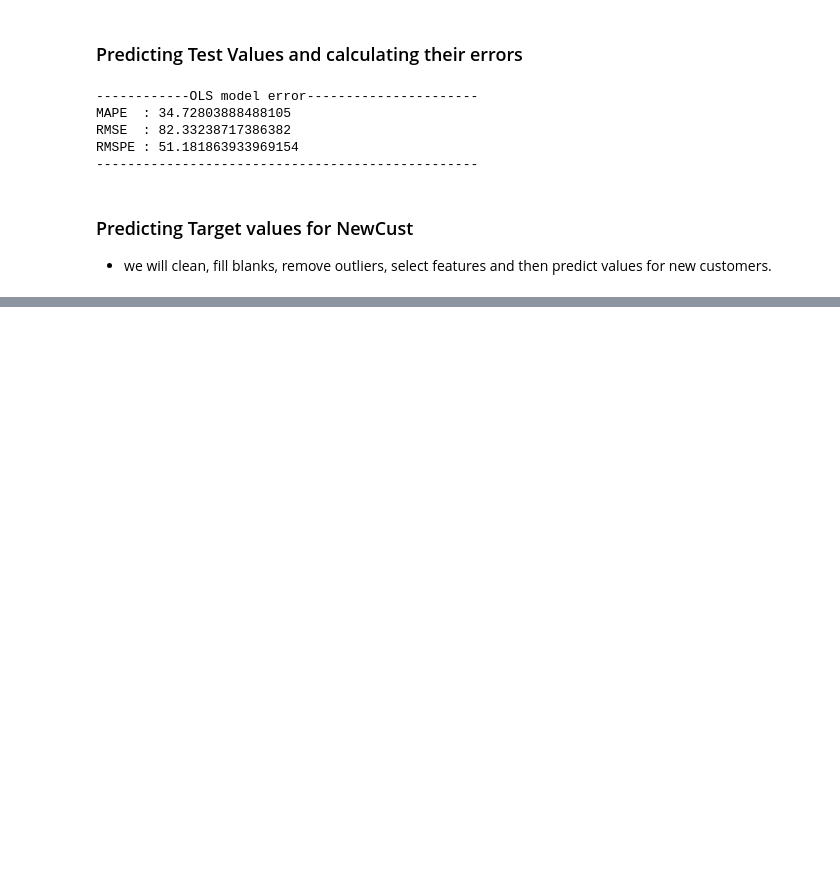
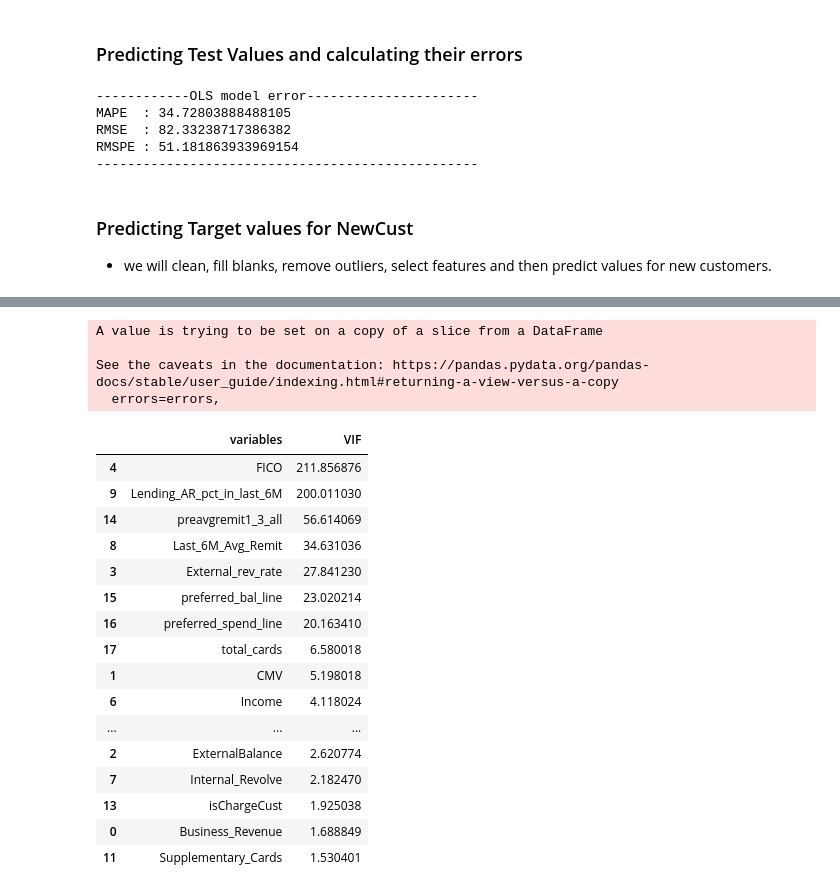
Before and after one commit to lalit-kumr/dsp_case_study, a Jupyter notebook: Assesment_case_study.ipynb, the cells around one changed output, grey strips where cells are left out. Drawn from its saved outputs; the diff is of its cells as text; code cells hidden in the pictures; blank space fills up the shorter version.

```diff
--- a/Assesment_case_study.ipynb
+++ b/Assesment_case_study.ipynb
@@ -560,0 +647,27 @@ print('-------------------------------------------------')
+# %%
+df_x.drop(labels=['Last_6M_Avg_Bal','Last_6M_Avg_Util'],axis=1,inplace=True)
+
+vif_results = calc_vif(X)
+vif_results.sort_values(by='VIF',ascending=False)
+# %% [output]
+A value is trying to be set on a copy of a slice from a DataFrame
+
+See the caveats in the documentation: https://pandas.pydata.org/pandas-docs/stable/user_guide/indexing.html#returning-a-view-versus-a-copy
+  errors=errors,
+|  | variables | VIF |
+| 4 | FICO | 211.856876 |
+| 9 | Lending_AR_pct_in_last_6M | 200.011030 |
+| 14 | preavgremit1_3_all | 56.614069 |
+| 8 | Last_6M_Avg_Remit | 34.631036 |
+| 3 | External_rev_rate | 27.841230 |
+| 15 | preferred_bal_line | 23.020214 |
+| 16 | preferred_spend_line | 20.163410 |
+| 17 | total_cards | 6.580018 |
+| 1 | CMV | 5.198018 |
+| 6 | Income | 4.118024 |
+| ... | ... | ... |
+| 2 | ExternalBalance | 2.620774 |
+| 7 | Internal_Revolve | 2.182470 |
+| 13 | isChargeCust | 1.925038 |
+| 0 | Business_Revenue | 1.688849 |
+| 11 | Supplementary_Cards | 1.530401 |
```
Also changed, not shown: parts of 14 cells of this notebook.
